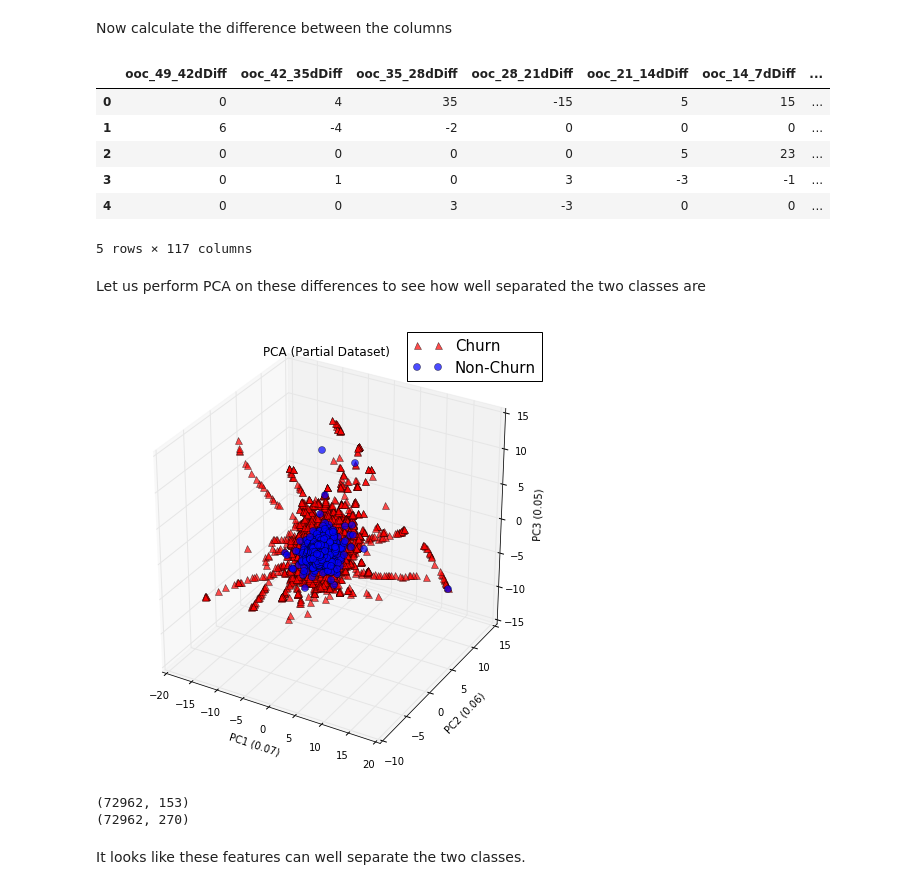
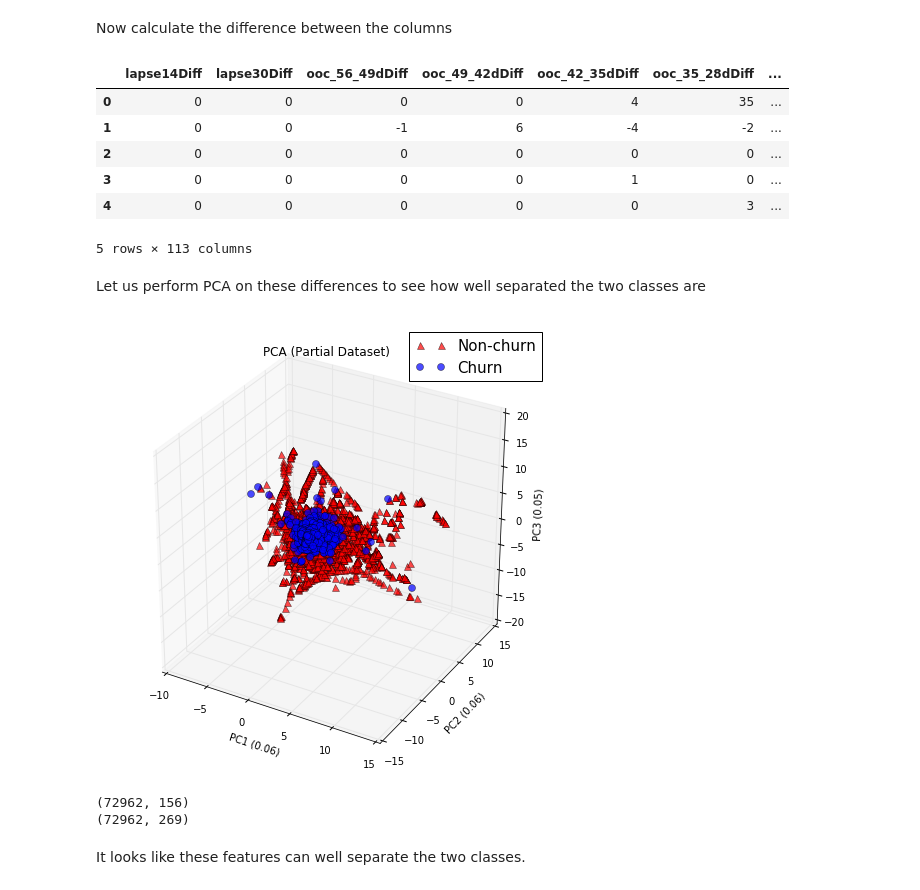
Before and after one commit to CalvinTChi/Player-Churn-Prediction, a Jupyter notebook: Calvin/Exploratory_Data_Analysis.ipynb, the cells around one changed output. Drawn from its saved outputs; the diff is of its cells as text; code cells hidden in the pictures.

```diff
--- a/Calvin/Exploratory_Data_Analysis.ipynb
+++ b/Calvin/Exploratory_Data_Analysis.ipynb
@@ -438,9 +438,9 @@ i = 1
 for pc in PCs:
     ax = fig.add_subplot(130 + i)
     ax.plot(pca_transformed[posIdx, pc[0]], pca_transformed[posIdx, pc[1]], 'o', markersize=7, color='blue',
-            alpha=0.7, label='Non-Churn')
+            alpha=0.7, label='Churn')
     ax.plot(pca_transformed[negIdx,pc[0]], pca_transformed[negIdx, pc[1]], '^', markersize=7, alpha=0.7,
-            color='red', label='Churn')
+            color='red', label='Non-Churn')
     ax.set_xlabel('PC' + str(pc[0] + 1) + ' (%.2f)' % (pca.explained_variance_ratio_[pc[0]]))
     ax.set_ylabel('PC' + str(pc[1] + 1) + ' (%.2f)'% (pca.explained_variance_ratio_[pc[1]]))
     plt.rcParams['legend.fontsize'] = 7
@@ -468,8 +468,8 @@ for i in range(0, 126, 14):
     negMean = neg.apply(np.mean)
     posStd = pos.apply(np.std)
     negStd = neg.apply(np.std)
-    ax.errorbar(list(range(1, 15)), posMean, yerr=posStd, color='blue', label="Non-Churn")
-    ax.errorbar(list(range(1, 15)), negMean, yerr=negStd, color='red', label="Churn")
+    ax.errorbar(list(range(1, 15)), posMean, yerr=posStd, color='blue', label="Churn")
+    ax.errorbar(list(range(1, 15)), negMean, yerr=negStd, color='red', label="Non-Churn")
     ax.set_xlabel("time")
     ax.set_title(titles[counter])
     ax.legend(loc='upper right')
@@ -627,43 +627,43 @@ newFeatures.columns = newFeatureName
 newFeatures.dropna(inplace=True, axis=1)
 newFeatures.head()
 # %% [output]
-|  | ooc_49_42dDiff | ooc_42_35dDiff | ooc_35_28dDiff | ooc_28_21dDiff | ooc_21_14dDiff | ooc_14_7dDiff | ... |
-| 0 | 0 | 4 | 35 | -15 | 5 | 15 | ... |
-| 1 | 6 | -4 | -2 | 0 | 0 | 0 | ... |
-| 2 | 0 | 0 | 0 | 0 | 5 | 23 | ... |
-| 3 | 0 | 1 | 0 | 3 | -3 | -1 | ... |
-| 4 | 0 | 0 | 3 | -3 | 0 | 0 | ... |
+|  | lapse14Diff | lapse30Diff | ooc_56_49dDiff | ooc_49_42dDiff | ooc_42_35dDiff | ooc_35_28dDiff | ... |
+| 0 | 0 | 0 | 0 | 0 | 4 | 35 | ... |
+| 1 | 0 | 0 | -1 | 6 | -4 | -2 | ... |
+| 2 | 0 | 0 | 0 | 0 | 0 | 0 | ... |
+| 3 | 0 | 0 | 0 | 0 | 1 | 0 | ... |
+| 4 | 0 | 0 | 0 | 0 | 0 | 3 | ... |
-5 rows × 117 columns
+5 rows × 113 columns
 # %% [markdown]
 Let us perform PCA on these differences to see how well separated the two classes are
 # %%
 diff = pp.scale(newFeatures)
-pca = PCA(n_components=117, whiten=True)
+pca = PCA(n_components=113, whiten=True)
 pca_transformed = pca.fit_transform(diff)
 
 fig = plt.figure(figsize=(8,8))
 ax = fig.add_subplot(111, projection='3d')
 posIdx = np.where(y1 == 1)[0]
 negIdx = np.where(y1 == 0)[0]
 ax.plot(pca_transformed[negIdx,0], pca_transformed[negIdx, 1], pca_transformed[negIdx, 2], '^',
-        markersize=7, alpha=0.7, color='red', label='Churn')
+        markersize=7, alpha=0.7, color='red', label='Non-churn')
 ax.plot(pca_transformed[posIdx, 0], pca_transformed[posIdx, 1], pca_transformed[posIdx, 2], 'o',
-        markersize=7, color='blue', alpha=0.7, label='Non-Churn')
+        markersize=7, color='blue', alpha=0.7, label='Churn')
 ax.set_xlabel('PC1 (%.2f)' % (pca.explained_variance_ratio_[0]))
 ax.set_ylabel('PC2 (%.2f)'% (pca.explained_variance_ratio_[1]))
 ax.set_zlabel('PC3 (%.2f)' % (pca.explained_variance_ratio_[2]))
 plt.title("PCA (Partial Dataset)")
 ax.legend(loc='upper right')
 plt.show()
 # %% [output]
-[figure, old version]
+[figure, new version]
 # %%
 newData = pd.concat([data, newFeatures], axis=1)
 print(data.shape)
 print(newData.shape)
 # %% [output]
-(72962, 153)
-(72962, 270)
+(72962, 156)
+(72962, 269)
 # %% [markdown]
 It looks like these features can well separate the two classes.
 # %%
```
Also changed, not shown: parts of 20 cells of this notebook.
